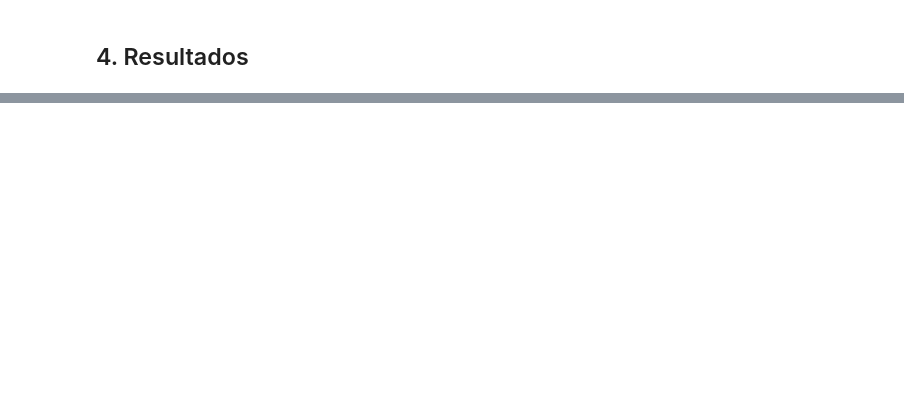
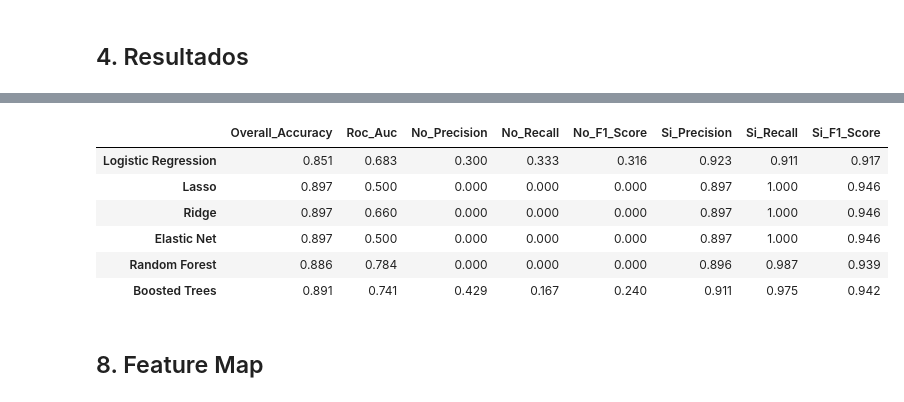
Before and after one commit to jazmincabreras/Corruption_Paper, a Jupyter notebook: code/analysis/ca.ipynb, the cells around one changed output, grey strips where cells are left out. Saved outputs shown, nothing was run; the diff lists cells and outputs as text; code cells hidden in the pictures; blank space fills up the shorter version.

```diff
--- a/code/analysis/ca.ipynb
+++ b/code/analysis/ca.ipynb
@@ -170,4 +248,8 @@ xgb_search.fit( x_train, y_train )
 
 # Print best params and best score
 print( xgb_search.best_params_ )
+
+# Select best params
+xgb_learning_rate = xgb_search.best_params_[ 'learning_rate' ]
+xgb_n_estimators = xgb_search.best_params_[ 'n_estimators' ]
 # %% [output]
@@ -190,2 +269,18 @@ log_loss_xgboost = log_loss( y_test, y_xgb_pred )
+# %%
+# Calculating metrics
+columns = [ 'no', 'si' ]
+xgb_report = classification_report(y_test, y_xgb_pred_class, target_names = columns, output_dict = True )
+
+xgb_no_precision = xgb_report[ 'no' ][ 'precision' ]
+xgb_no_recall = xgb_report[ 'no' ][ 'recall' ]
+xgb_no_f1_score = xgb_report[ 'no' ][ 'f1-score' ]
+
+xgb_si_precision = xgb_report[ 'si' ][ 'precision' ]
+xgb_si_recall = xgb_report[ 'si' ][ 'recall' ]
+xgb_si_f1_score = xgb_report[ 'si' ][ 'f1-score' ]
+
+accuracy_xgb = accuracy_score( y_test, y_xgb_pred_class )
+log_loss_xgb = log_loss( y_test, y_xgb_pred_class )
+roc_auc_xgb = roc_auc_score( y_test, y_xgb_pred_prob )
 # %% [markdown]
 ## 4. Resultados
@@ -219,0 +287,43 @@ table_pandas
+# %%
+table = np.zeros( ( 6, 8 ) )
+
+table[ 0 ] = [ accuracy_lg, roc_auc_lg, lg_no_precision, lg_no_recall,
+               lg_no_f1_score, lg_si_precision, lg_si_recall, lg_si_f1_score ]
+
+table[ 1 ] = [ accuracy_lasso, roc_auc_lasso, lasso_no_precision, lasso_no_recall,
+               lasso_no_f1_score, lasso_si_precision, lasso_si_recall, lasso_si_f1_score ]
+
+table[ 2 ] = [ accuracy_ridge, roc_auc_ridge, ridge_no_precision, ridge_no_recall,
+               ridge_no_f1_score, ridge_si_precision, ridge_si_recall, ridge_si_f1_score ]
+
+table[ 3 ] = [ accuracy_elasticnet, roc_auc_elasticnet, elasticnet_no_precision, elasticnet_no_recall,
+               elasticnet_no_f1_score, elasticnet_si_precision, elasticnet_si_recall, elasticnet_si_f1_score ]
+
+table[ 4 ] = [ accuracy_rf, roc_auc_rf, rf_no_precision, rf_no_recall,
+               rf_no_f1_score, rf_si_precision, rf_si_recall, rf_si_f1_score ]
+
+table[ 5 ] = [ accuracy_xgb, roc_auc_xgb, xgb_no_precision, xgb_no_recall,
+               xgb_no_f1_score, xgb_si_precision, xgb_si_recall, xgb_si_f1_score ]
+
+colnames_table = [ "Overall_Accuracy", "Roc_Auc", "No_Precision", "No_Recall",
+                   "No_F1_Score", "Si_Precision", "Si_Recall", "Si_F1_Score" ]
+
+rownames_table = [ "Logistic Regression", "Lasso",
+                   "Ridge", "Elastic Net",
+                   "Random Forest", "Boosted Trees" ]
+
+table_pandas = pd.DataFrame( table, columns = colnames_table )
+table_pandas.index = rownames_table
+
+table_pandas = table_pandas.round(3)
+table_pandas
+# %% [output]
+|  | Overall_Accuracy | Roc_Auc | No_Precision | No_Recall | No_F1_Score | Si_Precision | Si_Recall | Si_F1_Score |
+| Logistic Regression | 0.851 | 0.683 | 0.300 | 0.333 | 0.316 | 0.923 | 0.911 | 0.917 |
+| Lasso | 0.897 | 0.500 | 0.000 | 0.000 | 0.000 | 0.897 | 1.000 | 0.946 |
+| Ridge | 0.897 | 0.660 | 0.000 | 0.000 | 0.000 | 0.897 | 1.000 | 0.946 |
+| Elastic Net | 0.897 | 0.500 | 0.000 | 0.000 | 0.000 | 0.897 | 1.000 | 0.946 |
+| Random Forest | 0.886 | 0.784 | 0.000 | 0.000 | 0.000 | 0.896 | 0.987 | 0.939 |
+| Boosted Trees | 0.891 | 0.741 | 0.429 | 0.167 | 0.240 | 0.911 | 0.975 | 0.942 |
+# %% [markdown]
+## 8. Feature Map
```
Also changed, not shown: parts of 23 cells of this notebook, 44 other files.
